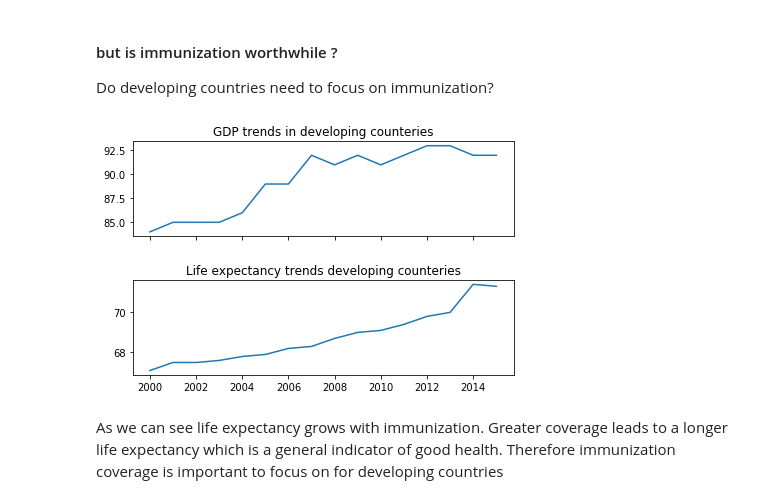
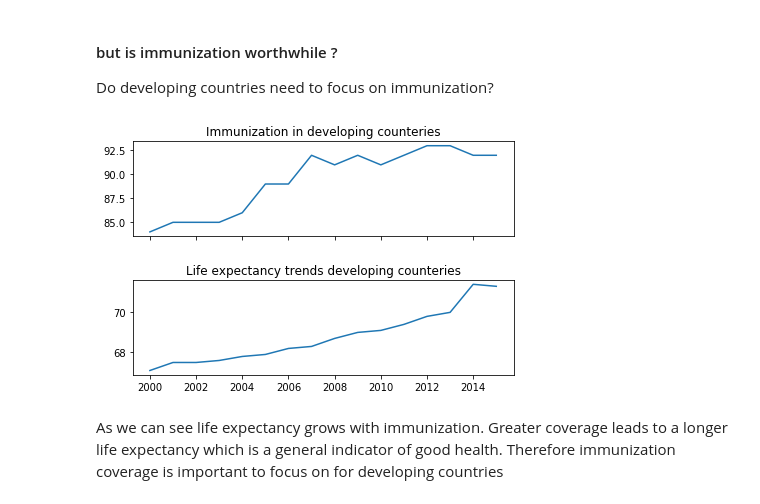
Before and after one commit to ZainabSultan/Demography-Analysis, a Jupyter notebook: Immunization in developing and developed countries.ipynb, the cells around one changed output. Saved outputs shown, nothing was run; the diff lists cells and outputs as text; code cells hidden in the pictures.

```diff
--- a/Immunization in developing and developed countries.ipynb
+++ b/Immunization in developing and developed countries.ipynb
@@ -195,14 +188,14 @@ Do developing countries need to focus on immunization?
 # %%
 fig, ax = plt.subplots(2)
 ax[0].plot(developing_countries_df.Year.unique(), immunization_developing_countries)
 ax[1].plot(developing_countries_df.Year.unique(),life_exp_developing)
-ax[0].set_title("GDP trends in developing counteries")
+ax[0].set_title("Immunization in developing counteries")
 ax[1].set_title("Life expectancy trends developing counteries")
 plt.tight_layout()
 for a in ax.flat:
     a.label_outer()
 plt.show()
 # %% [output]
-[figure, old version]
+[figure, new version]
 # %% [markdown]
 As  we can see life expectancy grows with immunization. Greater coverage leads to a longer life expectancy which is a general indicator of good health. Therefore immunization coverage is important to focus on for developing countries
```
Also changed, not shown: parts of 1 cell of this notebook, 2 other files.
